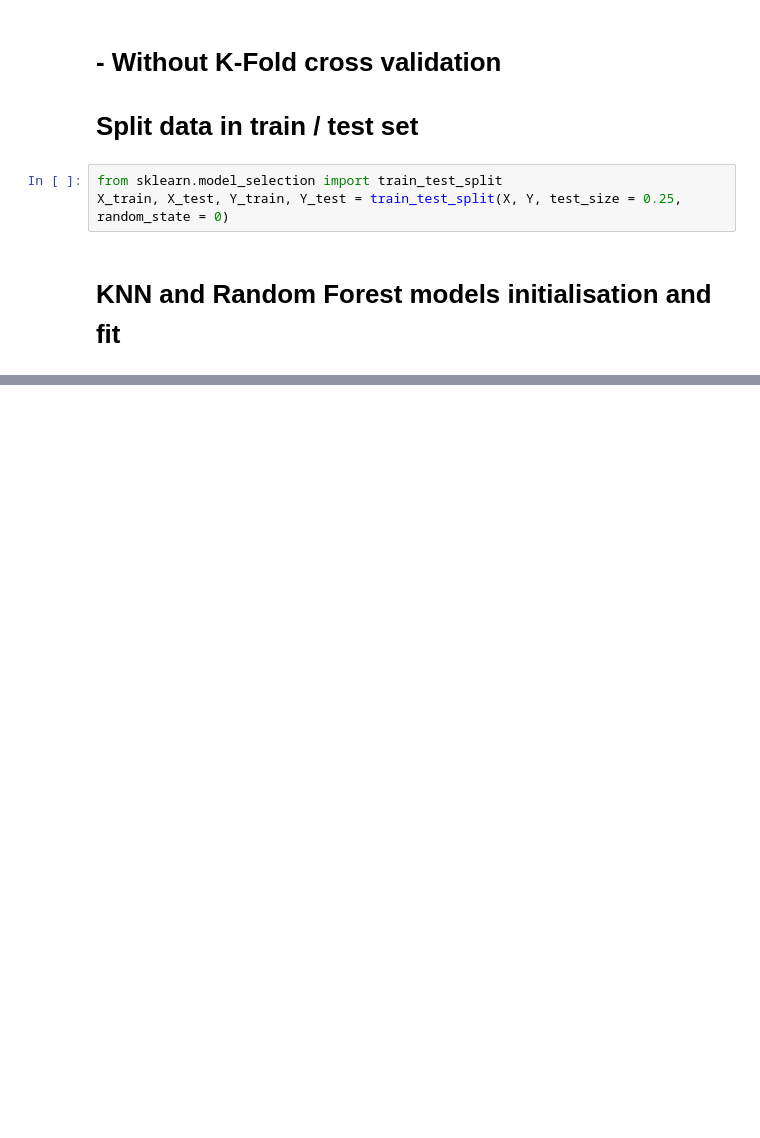
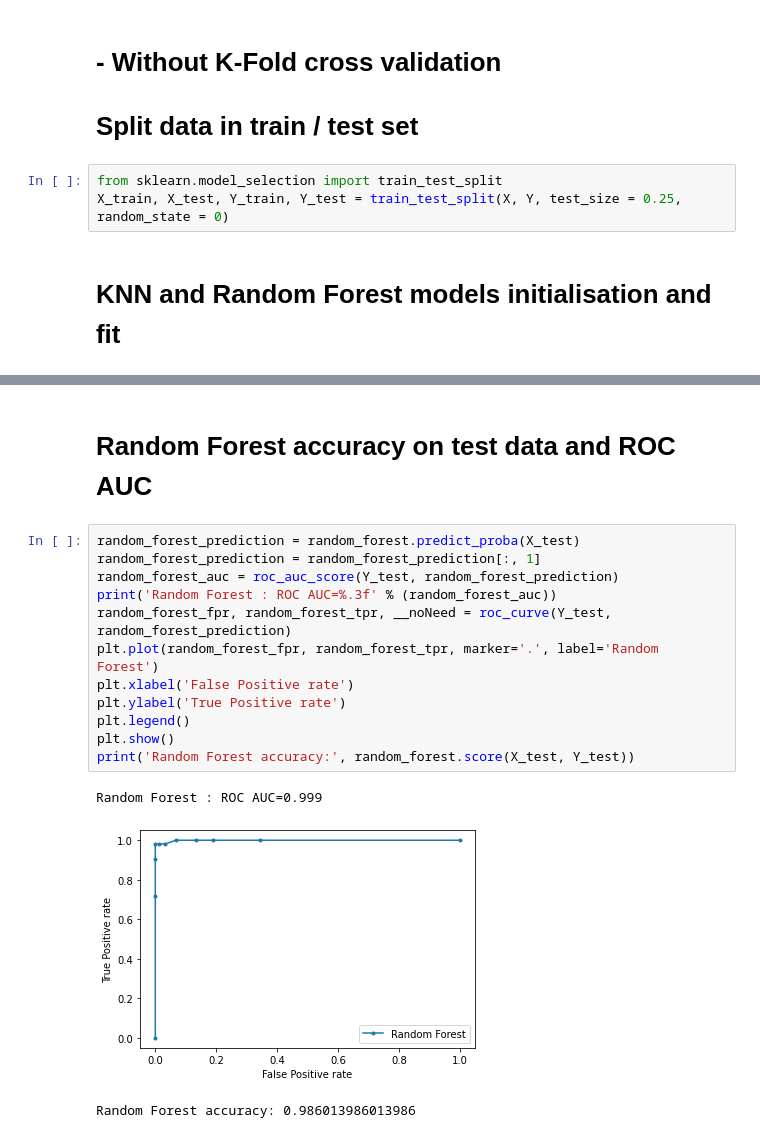
Before and after one commit to TanguyMrtn/Machine-Learning-Wisconsin-Breast-Cancer-Dataset, a Jupyter notebook: Project.ipynb, the cells around one changed output, grey strips where cells are left out. Cells and saved outputs as stored; diff of their text form; blank space fills up the shorter version.

```diff
--- a/Project.ipynb
+++ b/Project.ipynb
@@ -263,0 +262,18 @@ Random Forest Confusion matrix
+# %% [markdown]
+# Random Forest accuracy on test data and ROC AUC
+# %%
+random_forest_prediction = random_forest.predict_proba(X_test)
+random_forest_prediction = random_forest_prediction[:, 1]
+random_forest_auc = roc_auc_score(Y_test, random_forest_prediction)
+print('Random Forest : ROC AUC=%.3f' % (random_forest_auc))
+random_forest_fpr, random_forest_tpr, __noNeed = roc_curve(Y_test, random_forest_prediction)
+plt.plot(random_forest_fpr, random_forest_tpr, marker='.', label='Random Forest')
+plt.xlabel('False Positive rate')
+plt.ylabel('True Positive rate')
+plt.legend()
+plt.show()
+print('Random Forest accuracy:', random_forest.score(X_test, Y_test))
+# %% [output]
+Random Forest : ROC AUC=0.999
+[figure, added]
+Random Forest accuracy: 0.986013986013986
```
Also changed, not shown: parts of 18 cells of this notebook.
